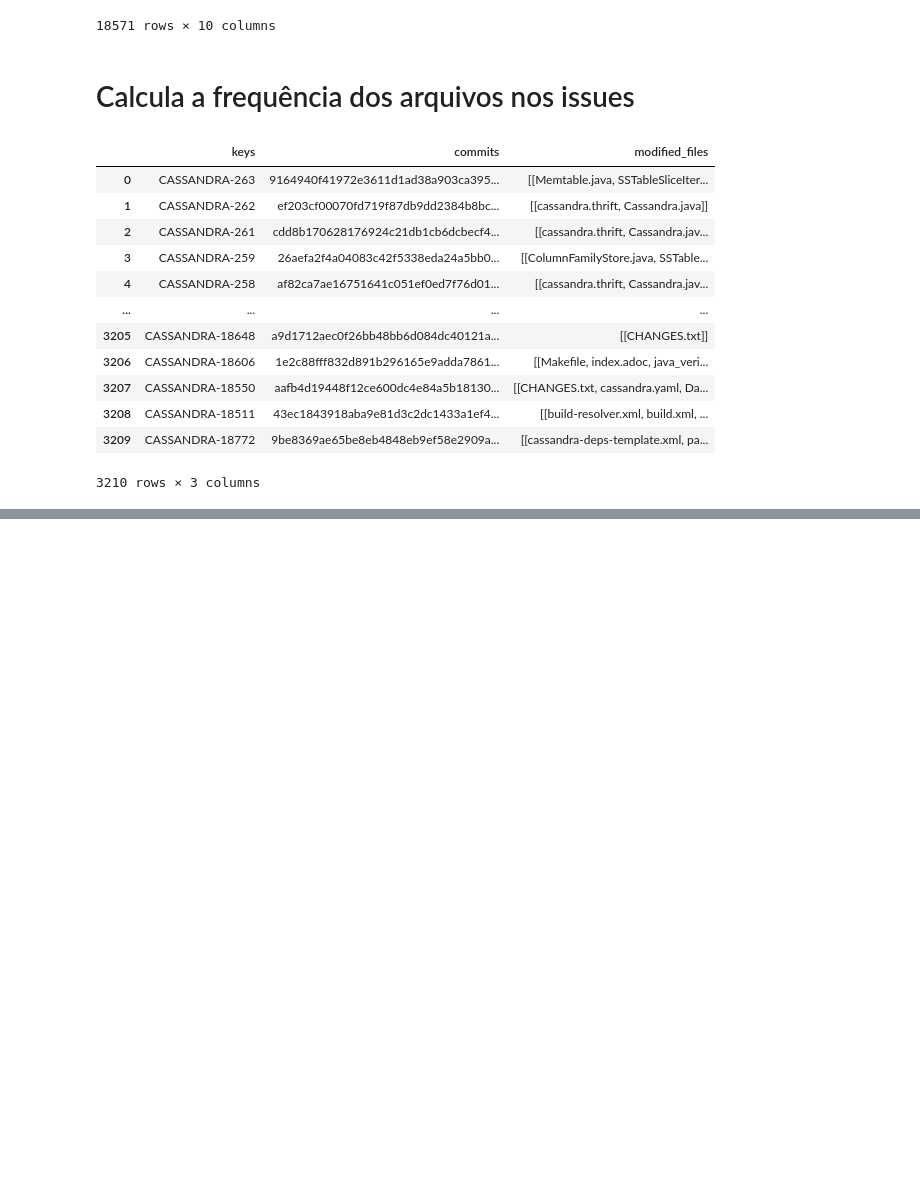
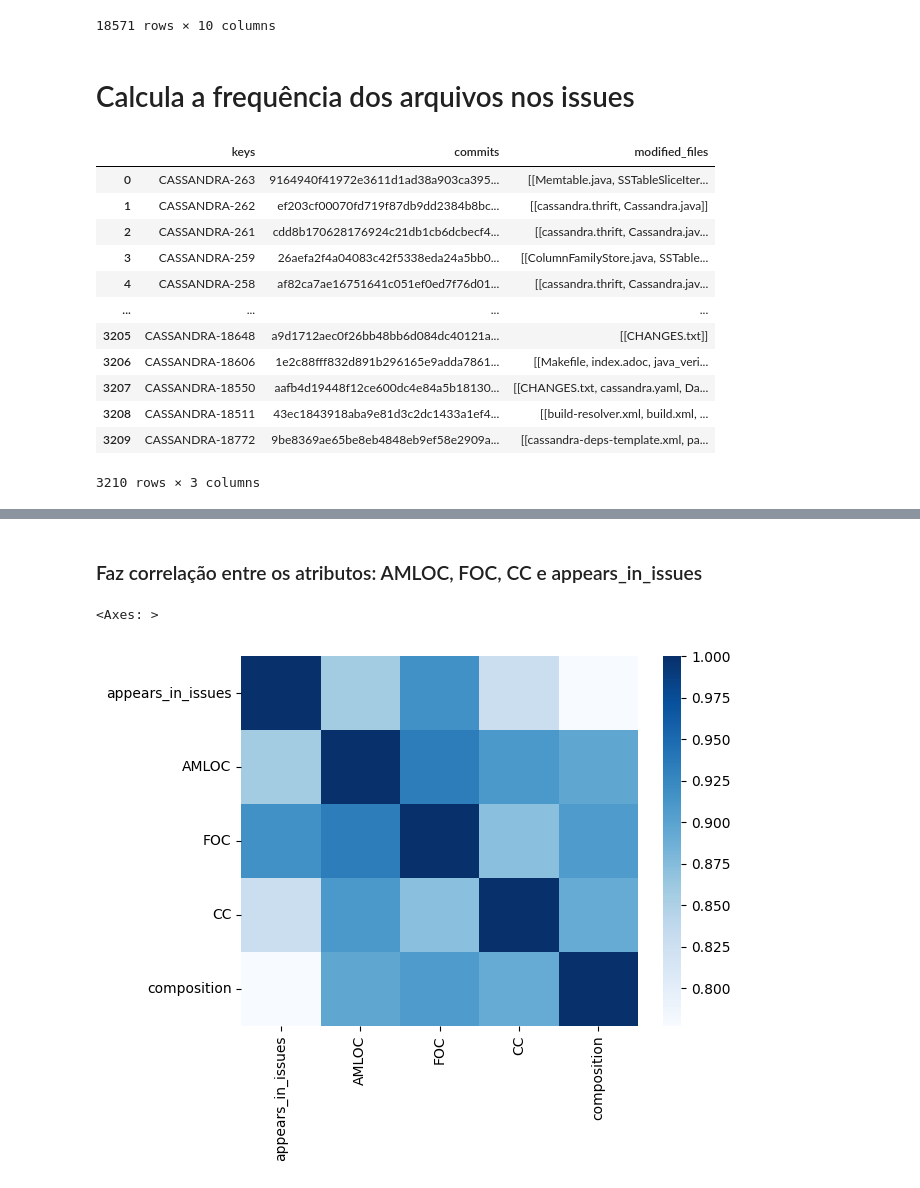
Before and after one commit to armandossrecife/piloto, a Jupyter notebook: teste_correlacao_issue_tracker.ipynb, the cells around one changed output, grey strips where cells are left out. Cells and saved outputs as stored; diff of their text form; code cells hidden in the pictures; blank space fills up the shorter version.

```diff
--- a/teste_correlacao_issue_tracker.ipynb
+++ b/teste_correlacao_issue_tracker.ipynb
@@ -680,0 +840,3 @@ file_issue_summary.sort_values(by='TimesAppearedInIssues', ascending=False).head
+# %%
+df_critical_files_by_atd['composition'] = df_critical_files_by_atd['AMLOC'] * df_critical_files_by_atd['FOC'] * df_critical_files_by_atd['CC']
+df_critical_files_by_atd.sort_values(by='composition', ascending=False)
@@ -680,0 +859,3 @@ file_issue_summary.sort_values(by='TimesAppearedInIssues', ascending=False).head
+# %%
+df_files_in_issues = file_issue_summary[file_issue_summary['ModifiedFile'].str.contains(".java")].sort_values(by='TimesAppearedInIssues', ascending=False)
+df_files_in_issues
@@ -680,0 +898,16 @@ file_issue_summary.sort_values(by='TimesAppearedInIssues', ascending=False).head
+# %%
+list_file, list_appears_in_issues = list(), list()
+
+for i in df_files_in_issues.index:
+  if df_files_in_issues['ModifiedFile'][i] in lista_nomes_arquivos_criticos:
+    file = df_files_in_issues['ModifiedFile'][i]
+    appears_in_issues = df_files_in_issues['TimesAppearedInIssues'][i]
+    list_file.append(file)
+    list_appears_in_issues.append(appears_in_issues)
+
+dict_critical_files_by_issues = {
+    'file':list_file, 'appears_in_issues':list_appears_in_issues
+}
+
+df_critical_files_by_issues = pd.DataFrame(dict_critical_files_by_issues)
+df_critical_files_by_issues
@@ -680,0 +946,3 @@ file_issue_summary.sort_values(by='TimesAppearedInIssues', ascending=False).head
+# %%
+df_result = pd.merge(df_critical_files_by_issues, df_critical_files_by_atd, on='file', how='inner')
+df_result
@@ -680,0 +963,12 @@ file_issue_summary.sort_values(by='TimesAppearedInIssues', ascending=False).head
+# %% [markdown]
+### Faz correlação entre os atributos: AMLOC, FOC, CC e appears_in_issues
+# %%
+import seaborn as sns
+
+# calculate the correlation matrix on the numeric columns
+corr = df_result.select_dtypes('number').corr()
+
+sns.heatmap(corr, cmap='Blues')
+# %% [output]
+<Axes: >
+[figure, added]
```
Also changed, not shown: parts of 26 cells of this notebook.
